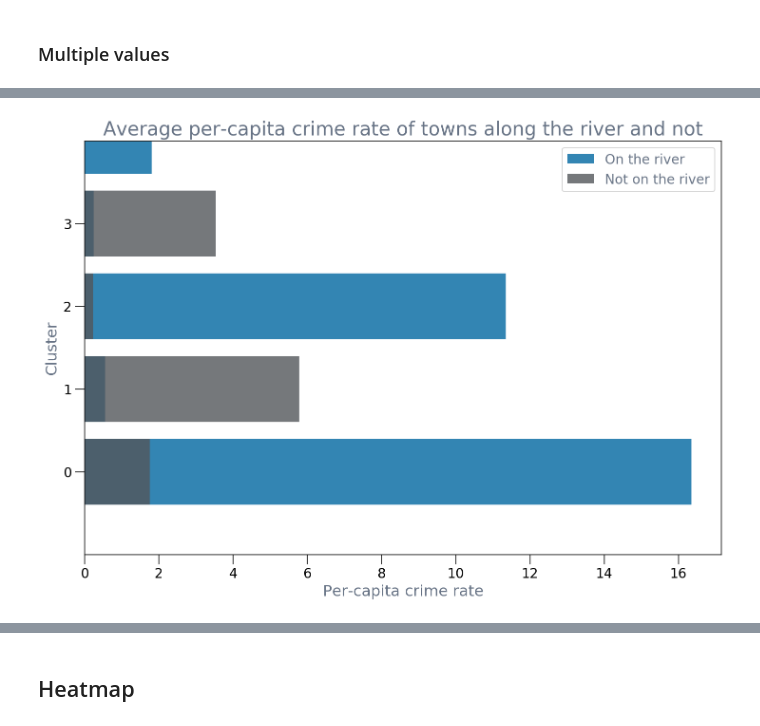
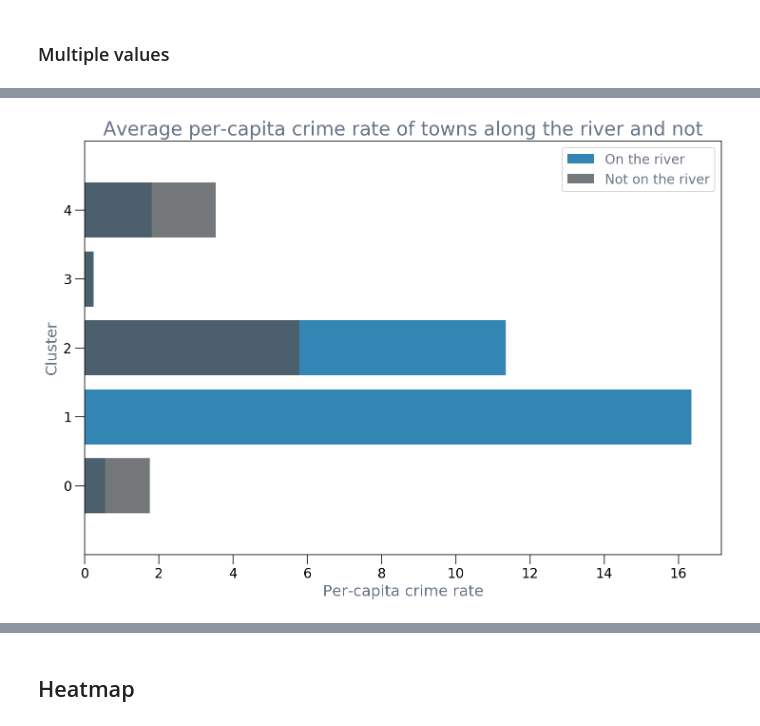
Before and after one commit to cmawer/vishelper, a Jupyter notebook: vishelper-demo.ipynb, the cells around one changed output, grey strips where cells are left out. Cells and saved outputs as stored; diff of their text form; code cells hidden in the pictures.

```diff
--- a/vishelper-demo.ipynb
+++ b/vishelper-demo.ipynb
@@ -194,4 +202,6 @@ fig, ax = vh.plot(means.index, means.CRIM.values,
 ### Multiple values
 # %%
 river_means = df.groupby(['CHAS', 'cluster']).mean()
+# %%
+river_means = river_means.unstack().T
 # %%
@@ -211,11 +217,11 @@ river_means
 # %%
 fig, ax = vh.plot(
-    river_means.loc[0].index,
-    [river_means.loc[0.0].CRIM.values, river_means.loc[1.0].CRIM.values],
+    river_means.loc['CRIM'].index,
+    [river_means.loc['CRIM'][0.0].values, river_means.loc['CRIM'][1.0].values],
     kind='barh',
     ylabel='Cluster',
     xlabel='Per-capita crime rate',
     title='Average per-capita crime rate of towns along the river and not',
     labels=["On the river", "Not on the river"])
 # %% [output]
-[figure, old version]
+[figure, new version]
```
Also changed, not shown: parts of 24 cells of this notebook, 1 other file.
